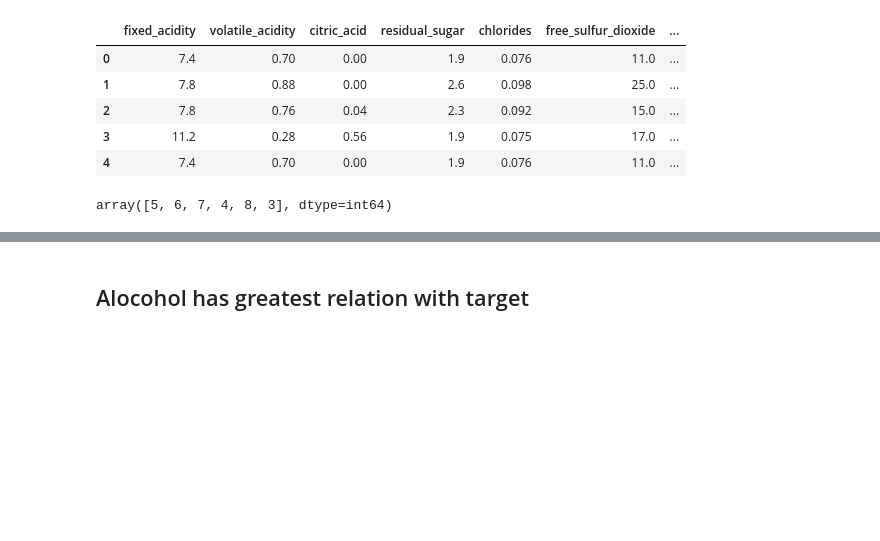
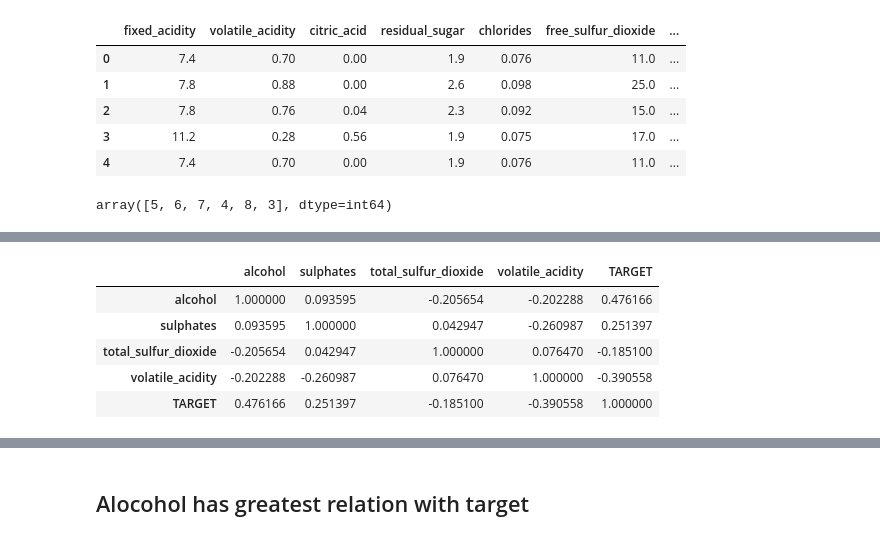
Before and after one commit to Baibhav19/ML_project1, a Jupyter notebook: src/main_process.ipynb, the cells around one changed output, grey strips where cells are left out. Drawn from its saved outputs; the diff is of its cells as text; code cells hidden in the pictures; blank space fills up the shorter version.

```diff
--- a/src/main_process.ipynb
+++ b/src/main_process.ipynb
@@ -73 +89,11 @@ array([5, 6, 7, 4, 8, 3], dtype=int64)
+# %%
+columns_to_keep = ['alcohol', 'sulphates', 'total_sulfur_dioxide','volatile_acidity','TARGET']
+df[columns_to_keep].corr()
+# %% [output]
+|  | alcohol | sulphates | total_sulfur_dioxide | volatile_acidity | TARGET |
+| alcohol | 1.000000 | 0.093595 | -0.205654 | -0.202288 | 0.476166 |
+| sulphates | 0.093595 | 1.000000 | 0.042947 | -0.260987 | 0.251397 |
+| total_sulfur_dioxide | -0.205654 | 0.042947 | 1.000000 | 0.076470 | -0.185100 |
+| volatile_acidity | -0.202288 | -0.260987 | 0.076470 | 1.000000 | -0.390558 |
+| TARGET | 0.476166 | 0.251397 | -0.185100 | -0.390558 | 1.000000 |
 # %%
```
Also changed, not shown: parts of 30 cells of this notebook, 8 other files.
